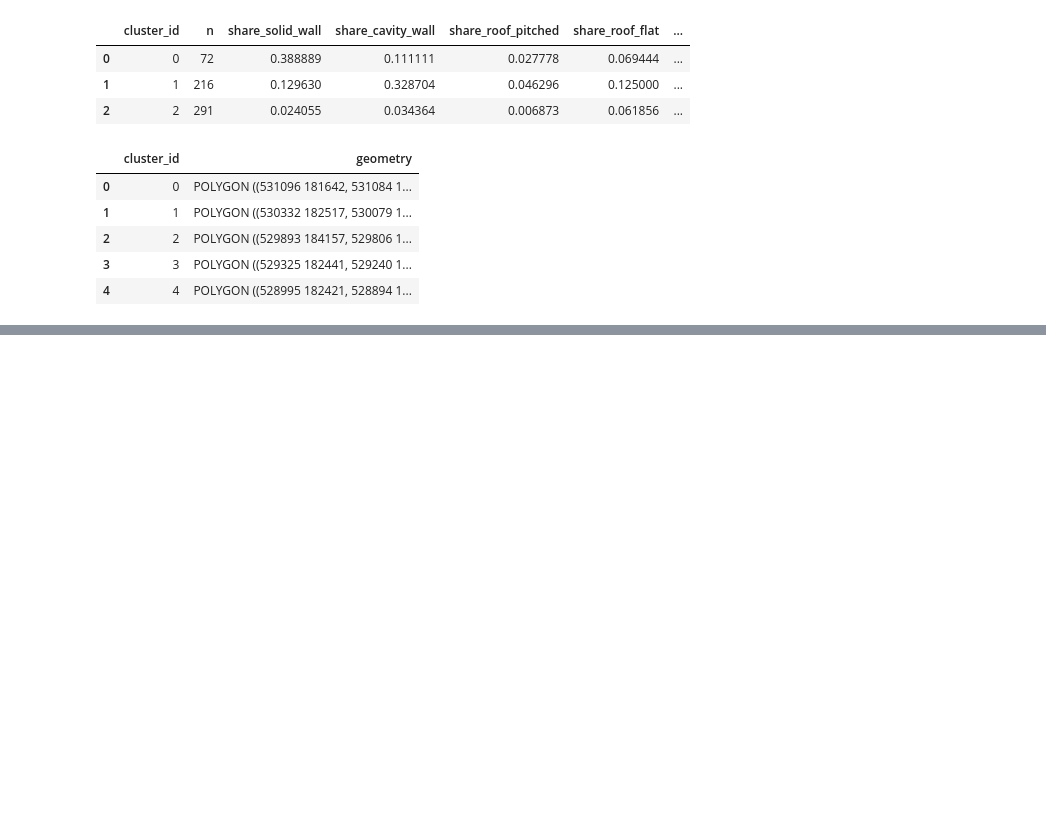
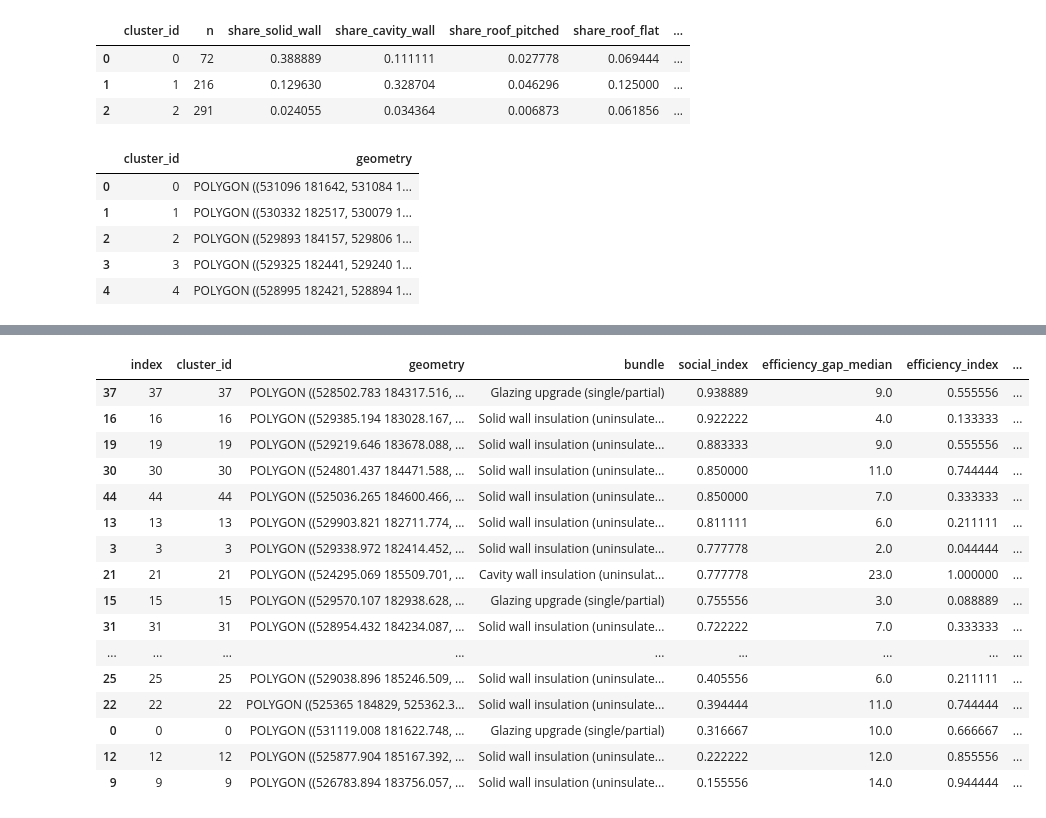
Before and after one commit to vslsoo/camden-retrofit-potential-mapping, a Jupyter notebook: notebooks/01_data_sources.ipynb, the cells around one changed output, grey strips where cells are left out. Drawn from its saved outputs; the diff is of its cells as text; code cells hidden in the pictures; blank space fills up the shorter version.

```diff
--- a/notebooks/01_data_sources.ipynb
+++ b/notebooks/01_data_sources.ipynb
@@ -280,7 +288,7 @@ cp = cp.merge(eff_gap, on="cluster_id", how="left")
 cp["efficiency_index"] = cp["efficiency_gap_median"].rank(pct=True)  # 1 is worst, 0 is best
 # cp['efficiency_index_category'] = cp.apply(lambda row: 'High' if row['efficiency_index'] > 0.5 else 'Low', axis=1)
 # %%
-cp_join = cp[['cluster_id', 'bundle', 'social_index', 'efficiency_gap_median', 'efficiency_index']].copy()
+cp_join = cp[['cluster_id', 'bundle', 'social_index', 'efficiency_gap_median', 'efficiency_index', 'imd_income_median', 'fuel_poverty_median']].copy()
 
 bldg_pts_enriched = (
     bldg_pts
@@ -320,6 +328,24 @@ cluster_hulls_enriched = (
 )
 # %%
 cluster_hulls_enriched = gpd.GeoDataFrame(cluster_hulls_enriched, geometry='geometry', crs=gdf0.crs)
-cluster_hulls_enriched['geometry'] = cluster_hulls_enriched.buffer(50).buffer(-50)
+cluster_hulls_enriched['geometry'] = cluster_hulls_enriched.buffer(30)
 cluster_hulls_enriched = gpd.GeoDataFrame(cluster_hulls_enriched, geometry='geometry', crs=gdf0.crs)
 cluster_hulls_enriched.to_file('cluster_hulls_enriched.geojson', driver='GeoJSON')
+# %%
+n_by_cluster = (
+    lbsm_archetypes
+    .loc[lbsm_archetypes["cluster_id"] >= 0]
+    .groupby("cluster_id")["uprn"]
+    .nunique()
+    .reset_index(name="n_households")
+)
+
+cluster_hulls_enriched = cluster_hulls_enriched.merge(
+    n_by_cluster,
+    on="cluster_id",
+    how="left"
+)
+
+cluster_hulls_enriched["n_households"] = cluster_hulls_enriched["n_households"].fillna(0).astype(int)
+
+cluster_hulls_enriched.head()
@@ -371,3 +404,29 @@ df['geometry'] = df.apply(lambda row: Point(row.easting, row.northing), axis=1)
 df_filtered = df[df['cluster_id'] != -1]
 gdf = gpd.GeoDataFrame(df_filtered, geometry='geometry', crs='EPSG:27700')
 gdf.to_crs(epsg=4326).to_file('clustered_buildings_bundle_match.geojson', driver='GeoJSON')
+# %%
+single = cluster_hulls_enriched['bundle'].isin(['Glazing upgrade (single/partial)',
+                                       'Solid wall insulation (uninsulated solid walls)',
+                                       'Cavity wall insulation (uninsulated cavity walls)'])
+
+clusters_single = cluster_hulls_enriched[single]
+
+cluster_hulls_enriched[single].sort_values(['social_index', 'efficiency_gap_median', 'n_households'], ascending=[False, False, False])
+# %% [output]
+|  | index | cluster_id | geometry | bundle | social_index | efficiency_gap_median | efficiency_index | ... |
+| 37 | 37 | 37 | POLYGON ((528502.783 184317.516, ... | Glazing upgrade (single/partial) | 0.938889 | 9.0 | 0.555556 | ... |
+| 16 | 16 | 16 | POLYGON ((529385.194 183028.167, ... | Solid wall insulation (uninsulate... | 0.922222 | 4.0 | 0.133333 | ... |
+| 19 | 19 | 19 | POLYGON ((529219.646 183678.088, ... | Solid wall insulation (uninsulate... | 0.883333 | 9.0 | 0.555556 | ... |
+| 30 | 30 | 30 | POLYGON ((524801.437 184471.588, ... | Solid wall insulation (uninsulate... | 0.850000 | 11.0 | 0.744444 | ... |
+| 44 | 44 | 44 | POLYGON ((525036.265 184600.466, ... | Solid wall insulation (uninsulate... | 0.850000 | 7.0 | 0.333333 | ... |
+| 13 | 13 | 13 | POLYGON ((529903.821 182711.774, ... | Solid wall insulation (uninsulate... | 0.811111 | 6.0 | 0.211111 | ... |
+| 3 | 3 | 3 | POLYGON ((529338.972 182414.452, ... | Solid wall insulation (uninsulate... | 0.777778 | 2.0 | 0.044444 | ... |
+| 21 | 21 | 21 | POLYGON ((524295.069 185509.701, ... | Cavity wall insulation (uninsulat... | 0.777778 | 23.0 | 1.000000 | ... |
+| 15 | 15 | 15 | POLYGON ((529570.107 182938.628, ... | Glazing upgrade (single/partial) | 0.755556 | 3.0 | 0.088889 | ... |
+| 31 | 31 | 31 | POLYGON ((528954.432 184234.087, ... | Solid wall insulation (uninsulate... | 0.722222 | 7.0 | 0.333333 | ... |
+| ... | ... | ... | ... | ... | ... | ... | ... | ... |
+| 25 | 25 | 25 | POLYGON ((529038.896 185246.509, ... | Solid wall insulation (uninsulate... | 0.405556 | 6.0 | 0.211111 | ... |
+| 22 | 22 | 22 | POLYGON ((525365 184829, 525362.3... | Solid wall insulation (uninsulate... | 0.394444 | 11.0 | 0.744444 | ... |
+| 0 | 0 | 0 | POLYGON ((531119.008 181622.748, ... | Glazing upgrade (single/partial) | 0.316667 | 10.0 | 0.666667 | ... |
+| 12 | 12 | 12 | POLYGON ((525877.904 185167.392, ... | Solid wall insulation (uninsulate... | 0.222222 | 12.0 | 0.855556 | ... |
+| 9 | 9 | 9 | POLYGON ((526783.894 183756.057, ... | Solid wall insulation (uninsulate... | 0.155556 | 14.0 | 0.944444 | ... |
```
Also changed, not shown: parts of 4 cells of this notebook, 4 other files.
